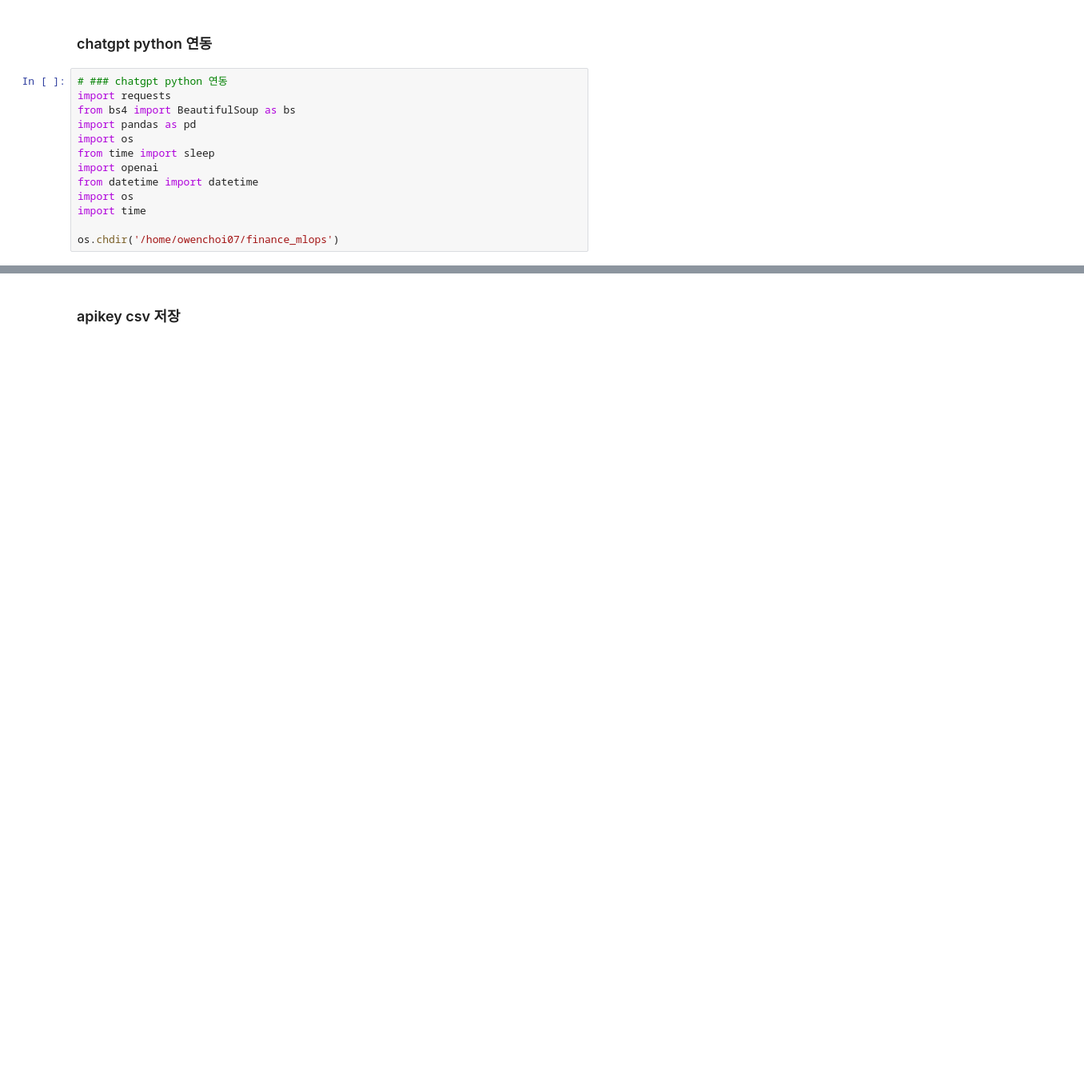
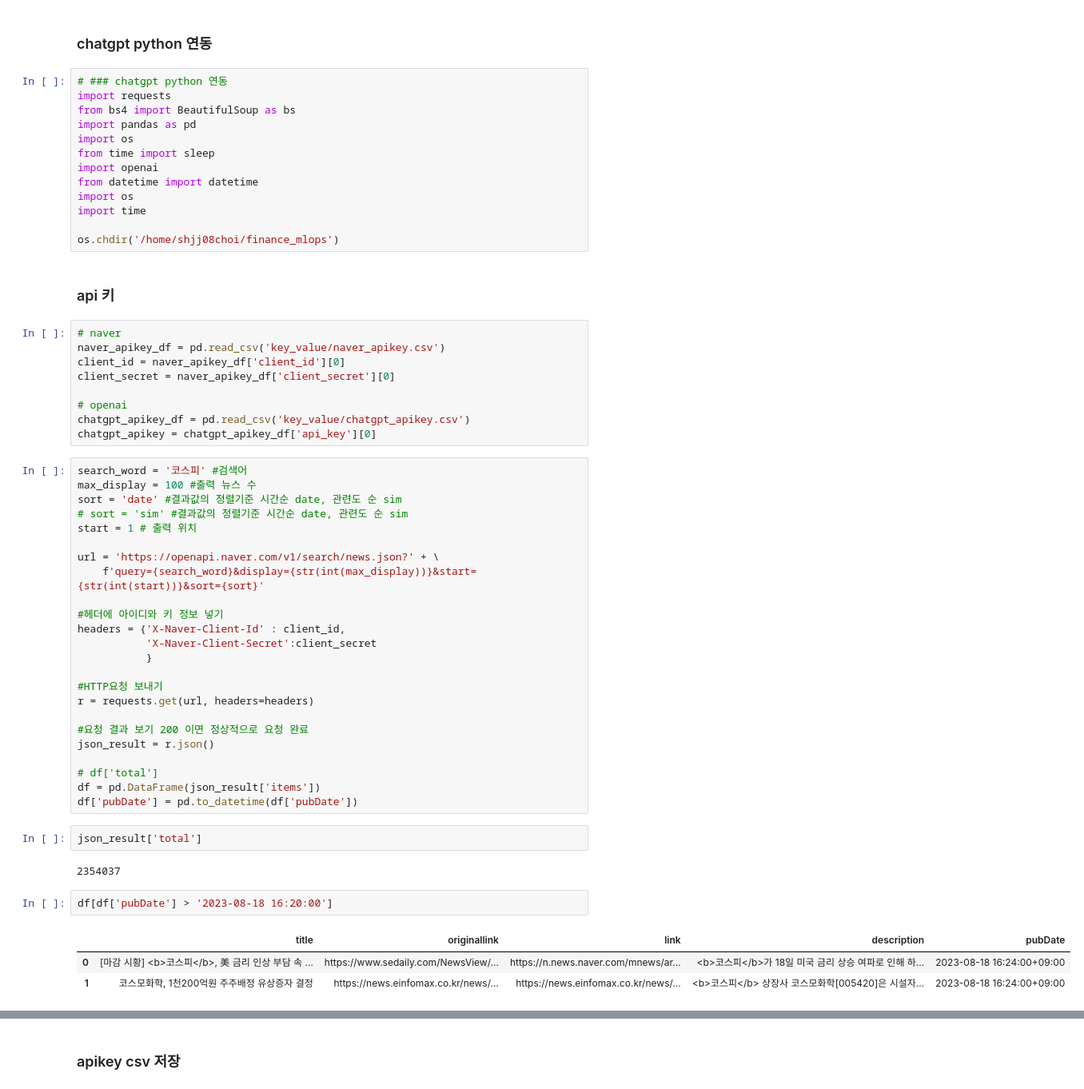
Before and after one commit to Unfinishedgod/finance_mlops, a Jupyter notebook: jupyter/news_summary.ipynb, the cells around one changed output, grey strips where cells are left out. Shown at 80% size. Cells and saved outputs as stored; diff of their text form; blank space fills up the shorter version.

```diff
--- a/jupyter/news_summary.ipynb
+++ b/jupyter/news_summary.ipynb
@@ -12,4 +12,49 @@ from datetime import datetime
 import os
 import time
 
-os.chdir('/home/owenchoi07/finance_mlops')
+os.chdir('/home/shjj08choi/finance_mlops')
+# %% [markdown]
+### api 키
+# %%
+# naver
+naver_apikey_df = pd.read_csv('key_value/naver_apikey.csv')
+client_id = naver_apikey_df['client_id'][0]
+client_secret = naver_apikey_df['client_secret'][0]
+
+# openai
+chatgpt_apikey_df = pd.read_csv('key_value/chatgpt_apikey.csv')
+chatgpt_apikey = chatgpt_apikey_df['api_key'][0]
+# %%
+search_word = '코스피' #검색어
+max_display = 100 #출력 뉴스 수
+sort = 'date' #결과값의 정렬기준 시간순 date, 관련도 순 sim
+# sort = 'sim' #결과값의 정렬기준 시간순 date, 관련도 순 sim
+start = 1 # 출력 위치
+
+url = 'https://openapi.naver.com/v1/search/news.json?' + \
+    f'query={search_word}&display={str(int(max_display))}&start={str(int(start))}&sort={sort}'
+
+#헤더에 아이디와 키 정보 넣기
+headers = {'X-Naver-Client-Id' : client_id,
+           'X-Naver-Client-Secret':client_secret
+           }
+
+#HTTP요청 보내기
+r = requests.get(url, headers=headers)
+
+#요청 결과 보기 200 이면 정상적으로 요청 완료
+json_result = r.json()
+
+# df['total']
+df = pd.DataFrame(json_result['items'])
+df['pubDate'] = pd.to_datetime(df['pubDate'])
+# %%
+json_result['total']
+# %% [output]
+2354037
+# %%
+df[df['pubDate'] > '2023-08-18 16:20:00']
+# %% [output]
+|  | title | originallink | link | description | pubDate |
+| 0 | [마감 시황] <b>코스피</b>, 美 금리 인상 부담 속 ... | https://www.sedaily.com/NewsView/... | https://n.news.naver.com/mnews/ar... | <b>코스피</b>가 18일 미국 금리 상승 여파로 인해 하... | 2023-08-18 16:24:00+09:00 |
+| 1 | 코스모화학, 1천200억원 주주배정 유상증자 결정 | https://news.einfomax.co.kr/news/... | https://news.einfomax.co.kr/news/... | <b>코스피</b> 상장사 코스모화학[005420]은 시설자... | 2023-08-18 16:24:00+09:00 |
```
Also changed, not shown: parts of 5 cells of this notebook, 2 other files.
